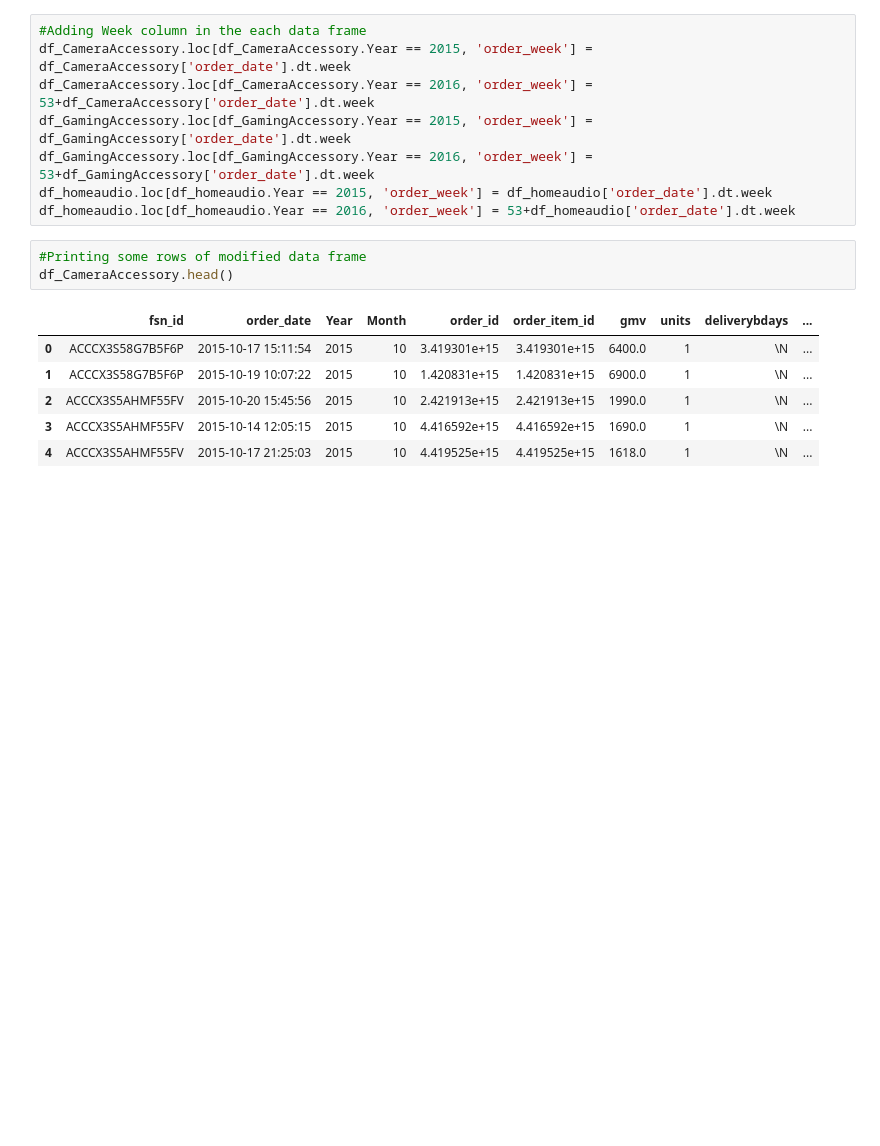
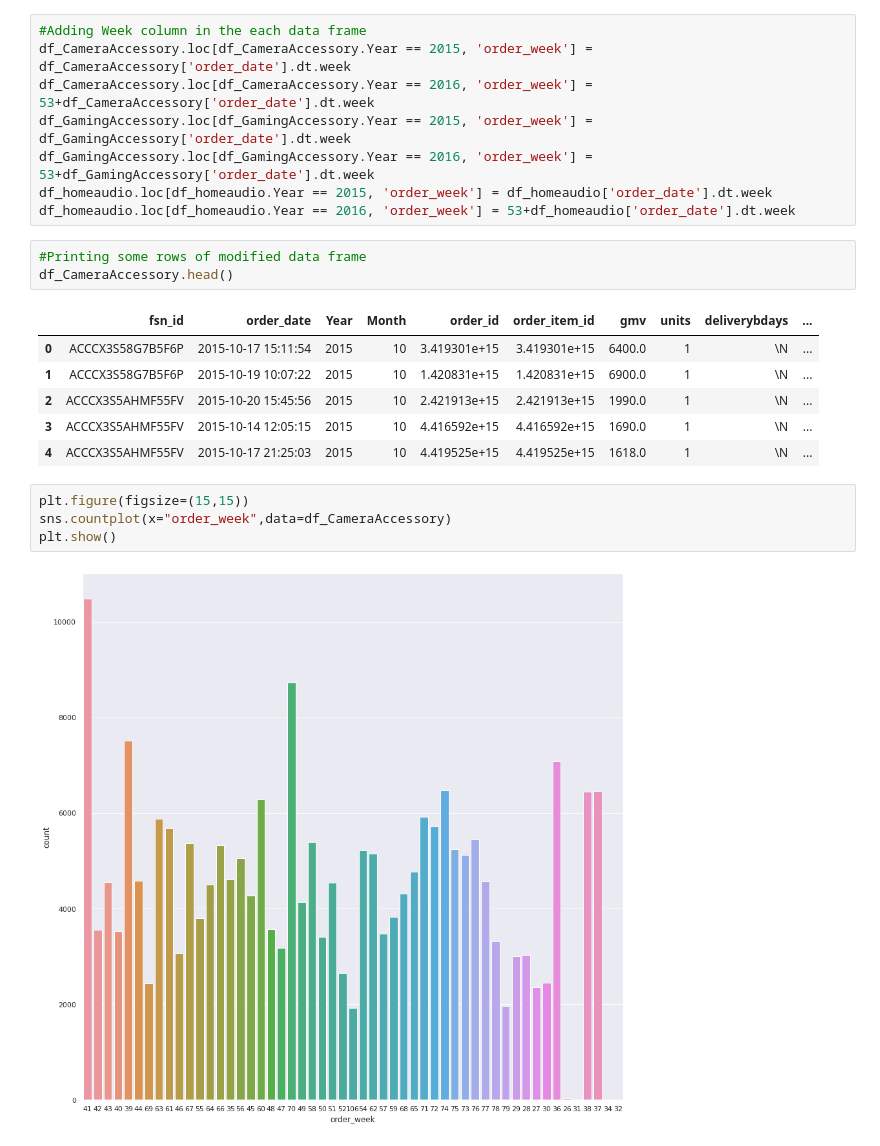
Before and after one commit to Anirudhakumar/DS-, a Jupyter notebook: MarketMixModeling.ipynb, the cells around one changed output. Cells and saved outputs as stored; diff of their text form; blank space fills up the shorter version.

```diff
--- a/MarketMixModeling.ipynb
+++ b/MarketMixModeling.ipynb
@@ -245,3 +244,9 @@ df_CameraAccessory.head()
 | 2 | ACCCX3S5AHMF55FV | 2015-10-20 15:45:56 | 2015 | 10 | 2.421913e+15 | 2.421913e+15 | 1990.0 | 1 | \N | ... |
 | 3 | ACCCX3S5AHMF55FV | 2015-10-14 12:05:15 | 2015 | 10 | 4.416592e+15 | 4.416592e+15 | 1690.0 | 1 | \N | ... |
 | 4 | ACCCX3S5AHMF55FV | 2015-10-17 21:25:03 | 2015 | 10 | 4.419525e+15 | 4.419525e+15 | 1618.0 | 1 | \N | ... |
+# %%
+plt.figure(figsize=(15,15))
+sns.countplot(x="order_week",data=df_CameraAccessory)
+plt.show()
+# %% [output]
+[figure, added]
```
Also changed, not shown: parts of 13 cells of this notebook.
